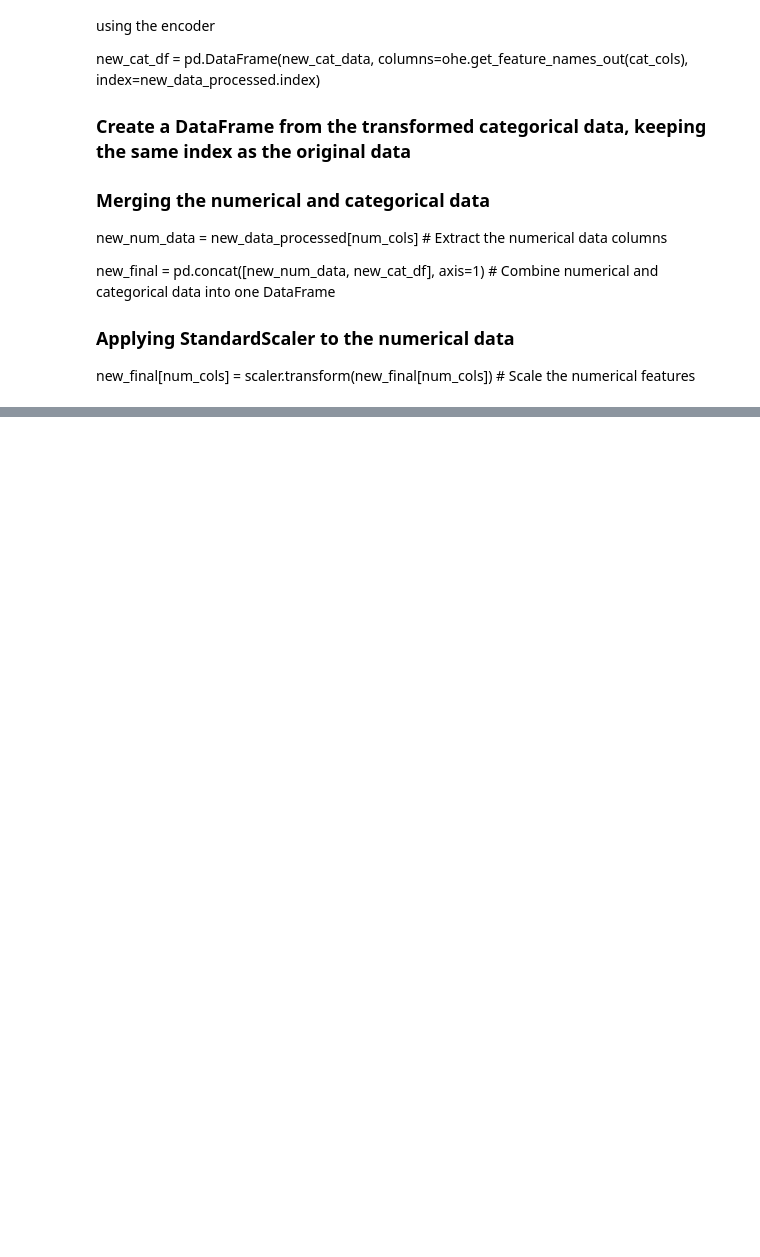
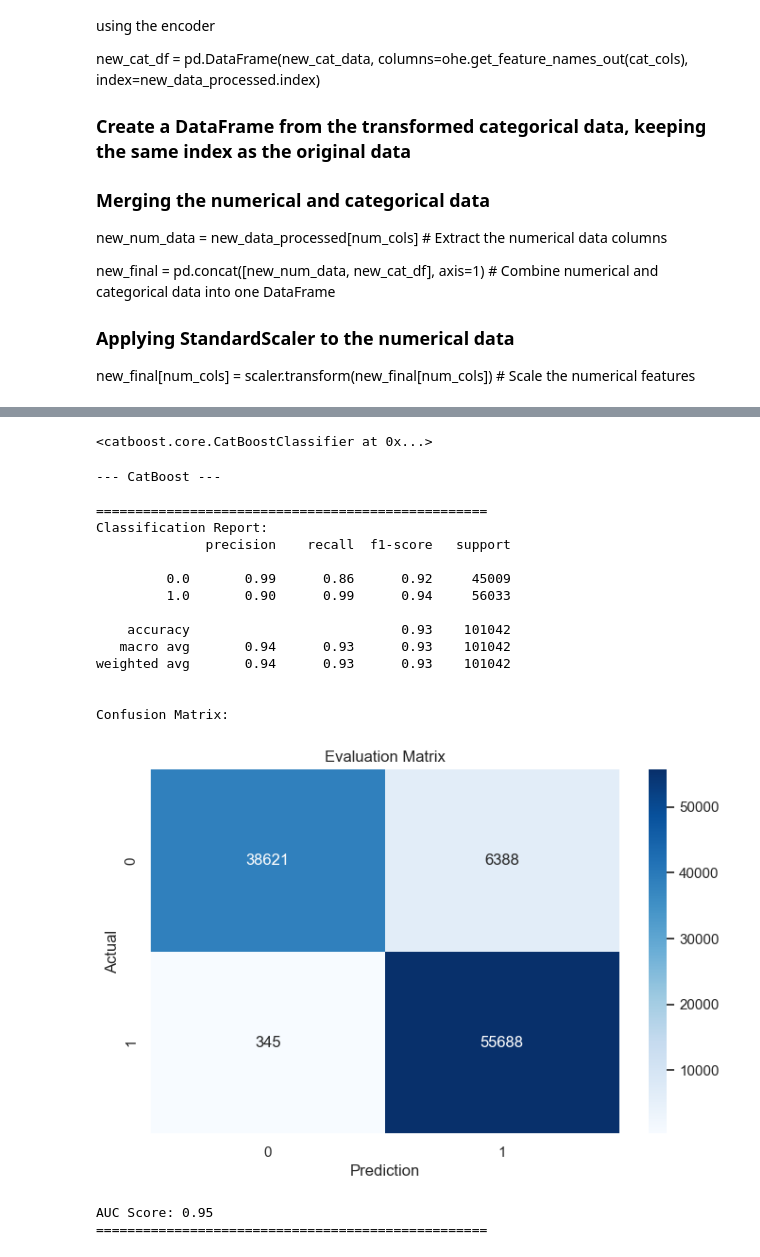
Before and after one commit to n-hesham/Customer-Churn-Prediction-G1, a Jupyter notebook: notebooks/churn_prediction.ipynb, the cells around one changed output, grey strips where cells are left out. Drawn from its saved outputs; the diff is of its cells as text; code cells hidden in the pictures; blank space fills up the shorter version.

```diff
--- a/notebooks/churn_prediction.ipynb
+++ b/notebooks/churn_prediction.ipynb
@@ -471,0 +571,27 @@ new_final[num_cols] = scaler.transform(new_final[num_cols])  # Scale the numeric
+# %%
+cb_model = CatBoostClassifier(random_seed=42, verbose=0)
+
+cb_model.fit(X_train_final, y_train)
+# %% [output]
+<catboost.core.CatBoostClassifier at 0x...>
+# %%
+evaluate_model(cb_model, X_test_final, y_test, "CatBoost")
+# %% [output]
+--- CatBoost ---
+
+==================================================
+Classification Report:
+              precision    recall  f1-score   support
+
+         0.0       0.99      0.86      0.92     45009
+         1.0       0.90      0.99      0.94     56033
+
+    accuracy                           0.93    101042
+   macro avg       0.94      0.93      0.93    101042
+weighted avg       0.94      0.93      0.93    101042
+
+
+Confusion Matrix:
+[figure, added]
+AUC Score: 0.95
+==================================================
```
Also changed, not shown: parts of 22 cells of this notebook, 10 other files.
